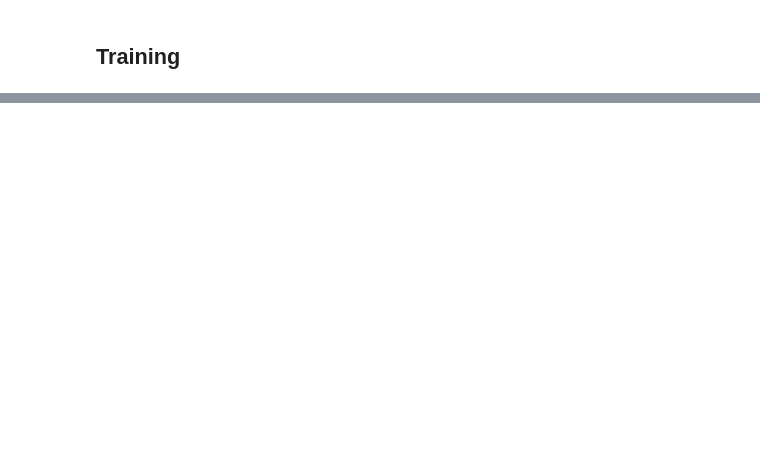
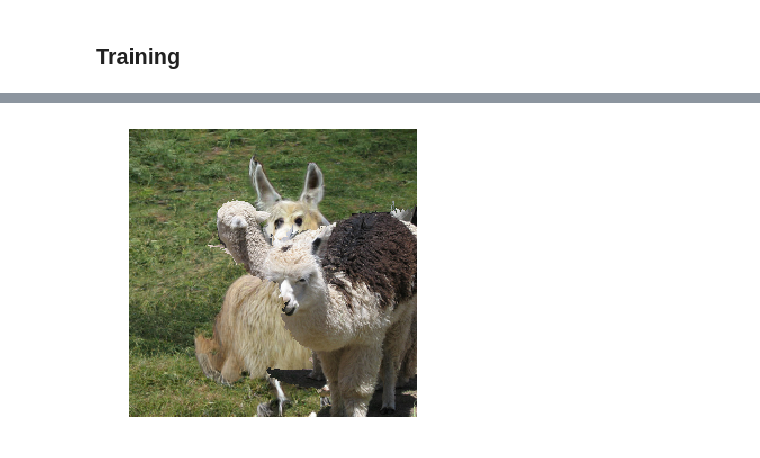
Before and after one commit to kurtisdavid/GANchors, a Jupyter notebook: anchor_GAN.ipynb, the cells around one changed output, grey strips where cells are left out. Saved outputs shown, nothing was run; the diff lists cells and outputs as text; code cells hidden in the pictures; blank space fills up the shorter version.

```diff
--- a/anchor_GAN.ipynb
+++ b/anchor_GAN.ipynb
@@ -78,0 +113,4 @@ image_utils.ShowImageNoAxis(sample[0])
+# %%
+image_utils.ShowImageNoAxis(sample*(1-mask_new) + target)
+# %% [output]
+[figure, added]
```
Also changed, not shown: parts of 30 cells of this notebook, 4 other files.
